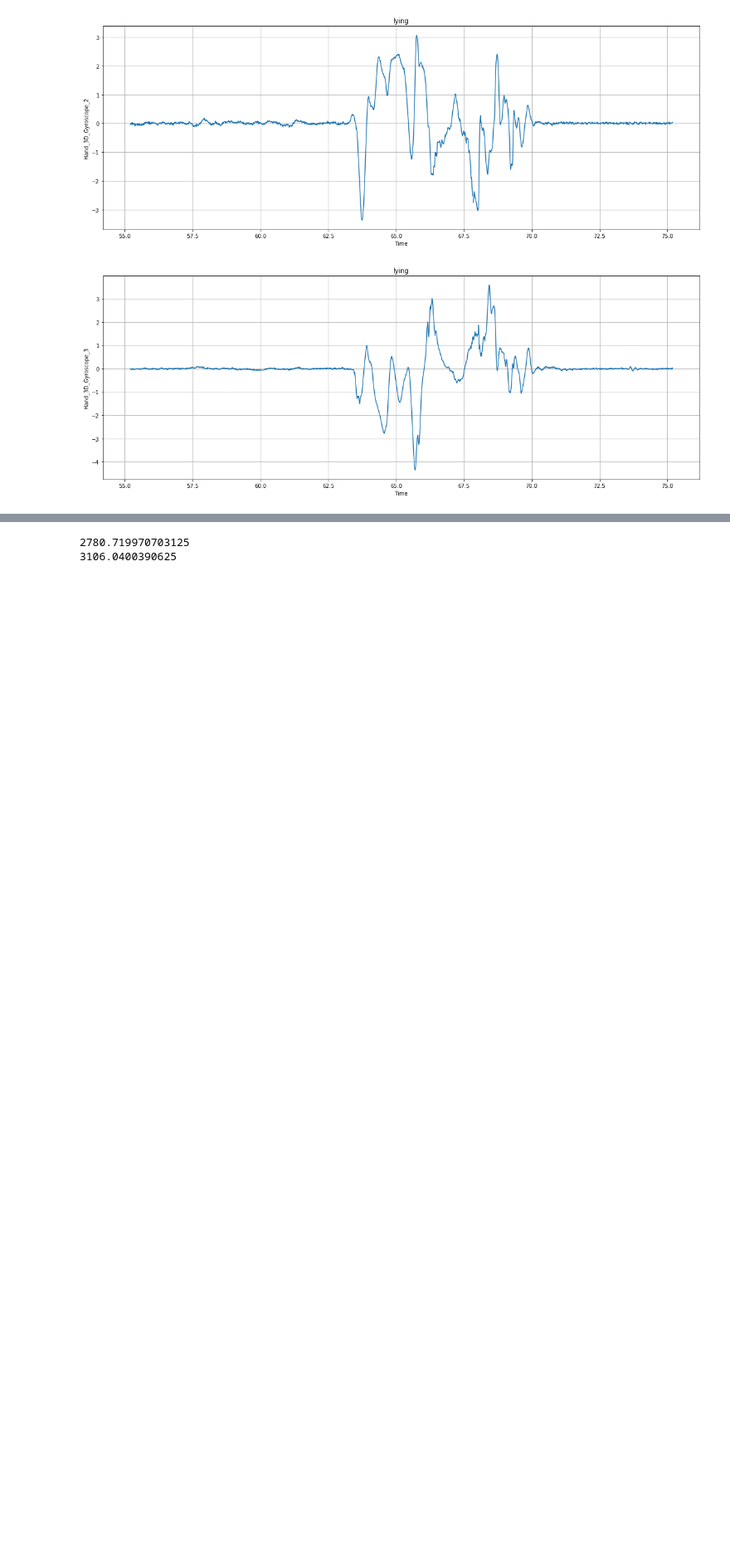
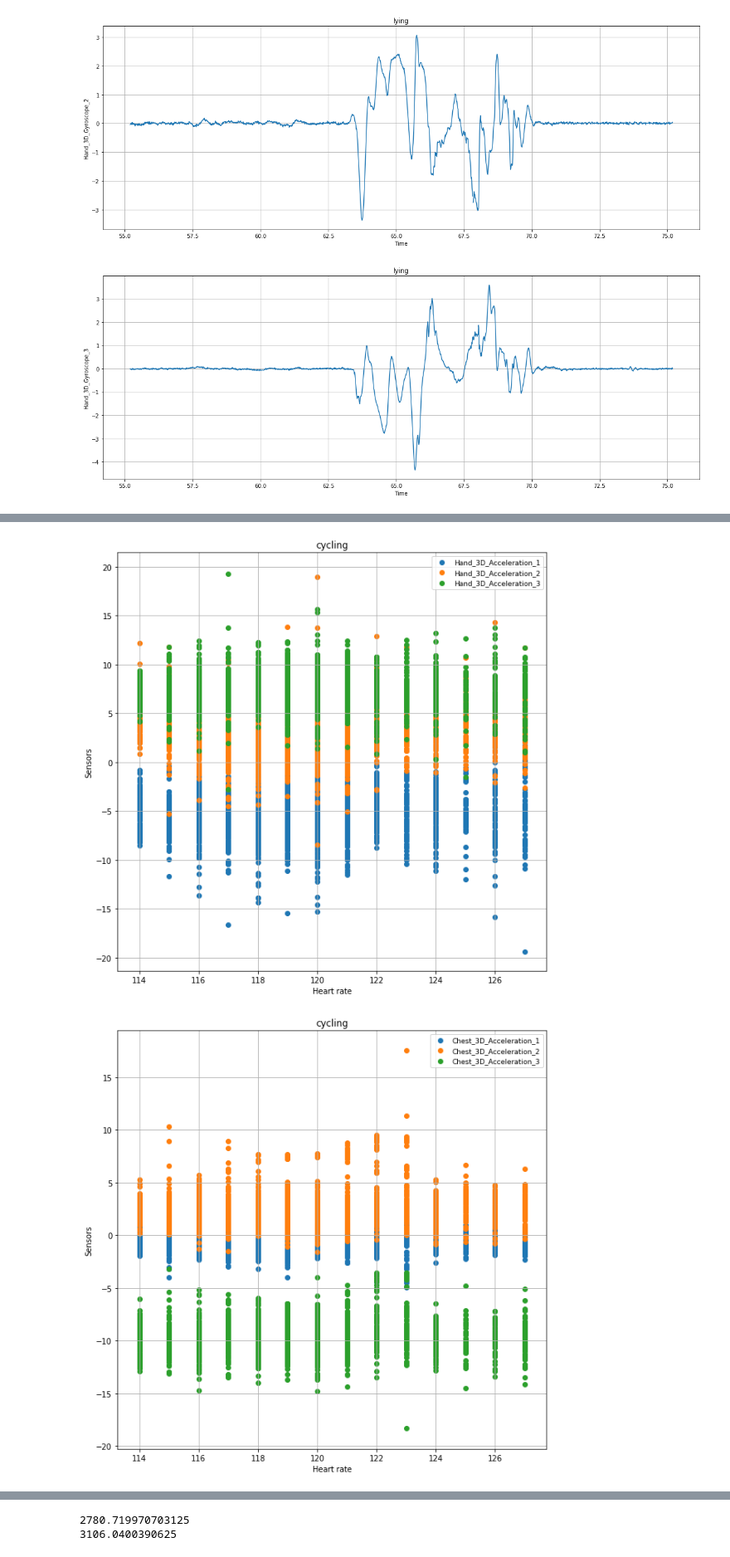
Before and after one commit to xLoSyAsHx/IAD19_ML, a Jupyter notebook: Spark_Krylov/Spark_PAMAP2_Dataset.ipynb, the cells around one changed output, grey strips where cells are left out. Shown at 83% size. Drawn from its saved outputs; the diff is of its cells as text; code cells hidden in the pictures; blank space fills up the shorter version.

```diff
--- a/Spark_Krylov/Spark_PAMAP2_Dataset.ipynb
+++ b/Spark_Krylov/Spark_PAMAP2_Dataset.ipynb
@@ -268,0 +305,7 @@ print_sensor_graphs(df_102, 'lying', ['Hand_3D_Gyroscope_1', 'Hand_3D_Gyroscope_
+# %%
+hr_sensors_plot(df_102, 'cycling', ['Hand_3D_Acceleration_1', 'Hand_3D_Acceleration_2', 'Hand_3D_Acceleration_3'])
+hr_sensors_plot(df_102, 'cycling', ['Chest_3D_Acceleration_1', 'Chest_3D_Acceleration_2', 'Chest_3D_Acceleration_3'])
+hr_sensors_plot(df_102, 'cycling', ['Ankle_3D_Acceleration_1', 'Ankle_3D_Acceleration_2', 'Ankle_3D_Acceleration_3'])
+# %% [output]
+[figure, added]
+[figure, added]
```
Also changed, not shown: parts of 7 cells of this notebook.
